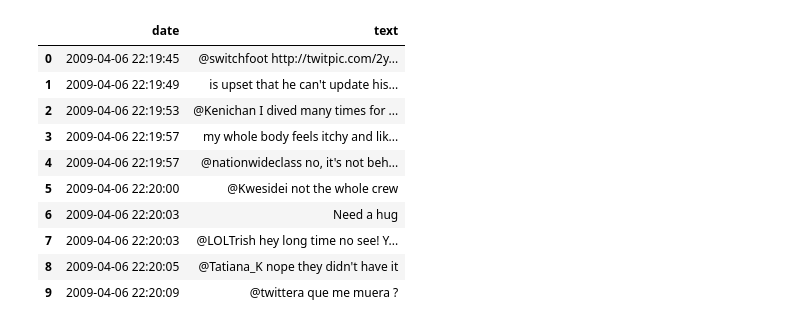
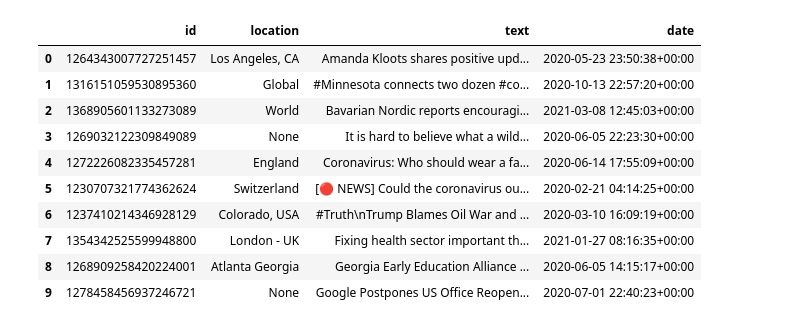
Before and after one commit to rafaeljcdarce/applied-data-science, a Jupyter notebook: example.ipynb, the cells around one changed output. Cells and saved outputs as stored; diff of their text form; code cells hidden in the pictures.

```diff
--- a/example.ipynb
+++ b/example.ipynb
@@ -8,19 +9,0 @@ import matplotlib.pyplot as plt
-# %%
-# 2. Load your tweets into a Pandas DataFrame, must have at least two columns: text (type string) and date (type datetime)
-df = pd.read_csv('data.csv', encoding = 'latin', header=None) # load example data
-df.columns = ['sentiment', 'id', 'date', 'query', 'user_id', 'text'] # set column names
-df = df.drop(['query', 'user_id', 'sentiment', 'id'], axis=1) # drop extra columns
-df['date'] = pd.to_datetime(df['date'], format="%a %b %d %H:%M:%S PDT %Y") # parse dates e.g. Tue Jun 16 08:40:50 PDT 2009
-df.head(10)
-# %% [output]
-|  | date | text |
-| 0 | 2009-04-06 22:19:45 | @switchfoot http://twitpic.com/2y... |
-| 1 | 2009-04-06 22:19:49 | is upset that he can't update his... |
-| 2 | 2009-04-06 22:19:53 | @Kenichan I dived many times for ... |
-| 3 | 2009-04-06 22:19:57 | my whole body feels itchy and lik... |
-| 4 | 2009-04-06 22:19:57 | @nationwideclass no, it's not beh... |
-| 5 | 2009-04-06 22:20:00 | @Kwesidei not the whole crew |
-| 6 | 2009-04-06 22:20:03 | Need a hug |
-| 7 | 2009-04-06 22:20:03 | @LOLTrish hey long time no see! Y... |
-| 8 | 2009-04-06 22:20:05 | @Tatiana_K nope they didn't have it |
-| 9 | 2009-04-06 22:20:09 | @twittera que me muera ? |
@@ -27,3 +14,21 @@ df.head(10)
+# %%
+# Load tweets back in
+df = pd.read_pickle("data.pkl") # read from pickle
+df.columns = ['id', 'location', 'text', 'date'] # set headers
+df['date'] = pd.to_datetime(df['date']) # parse dates
+df.head(10)
+# %% [output]
+|  | id | location | text | date |
+| 0 | 1264343007727251457 | Los Angeles, CA | Amanda Kloots shares positive upd... | 2020-05-23 23:50:38+00:00 |
+| 1 | 1316151059530895360 | Global | #Minnesota connects two dozen #co... | 2020-10-13 22:57:20+00:00 |
+| 2 | 1368905601133273089 | World | Bavarian Nordic reports encouragi... | 2021-03-08 12:45:03+00:00 |
+| 3 | 1269032122309849089 | None | It is hard to believe what a wild... | 2020-06-05 22:23:30+00:00 |
+| 4 | 1272226082335457281 | England | Coronavirus: Who should wear a fa... | 2020-06-14 17:55:09+00:00 |
+| 5 | 1230707321774362624 | Switzerland | [🔴 NEWS] Could the coronavirus ou... | 2020-02-21 04:14:25+00:00 |
+| 6 | 1237410214346928129 | Colorado, USA | #Truth\nTrump Blames Oil War and ... | 2020-03-10 16:09:19+00:00 |
+| 7 | 1354342525599948800 | London - UK | Fixing health sector important th... | 2021-01-27 08:16:35+00:00 |
+| 8 | 1268909258420224001 | Atlanta Georgia | Georgia Early Education Alliance ... | 2020-06-05 14:15:17+00:00 |
+| 9 | 1278458456937246721 | None | Google Postpones US Office Reopen... | 2020-07-01 22:40:23+00:00 |
 # %%
 # 3. Process your tweets in the sentiment pipelien
 # set workers <= CPU cores, set chunksize based on dataset size (my data has 1.6 million tweets)
```
Also changed, not shown: parts of 5 cells of this notebook, 2 other files.
